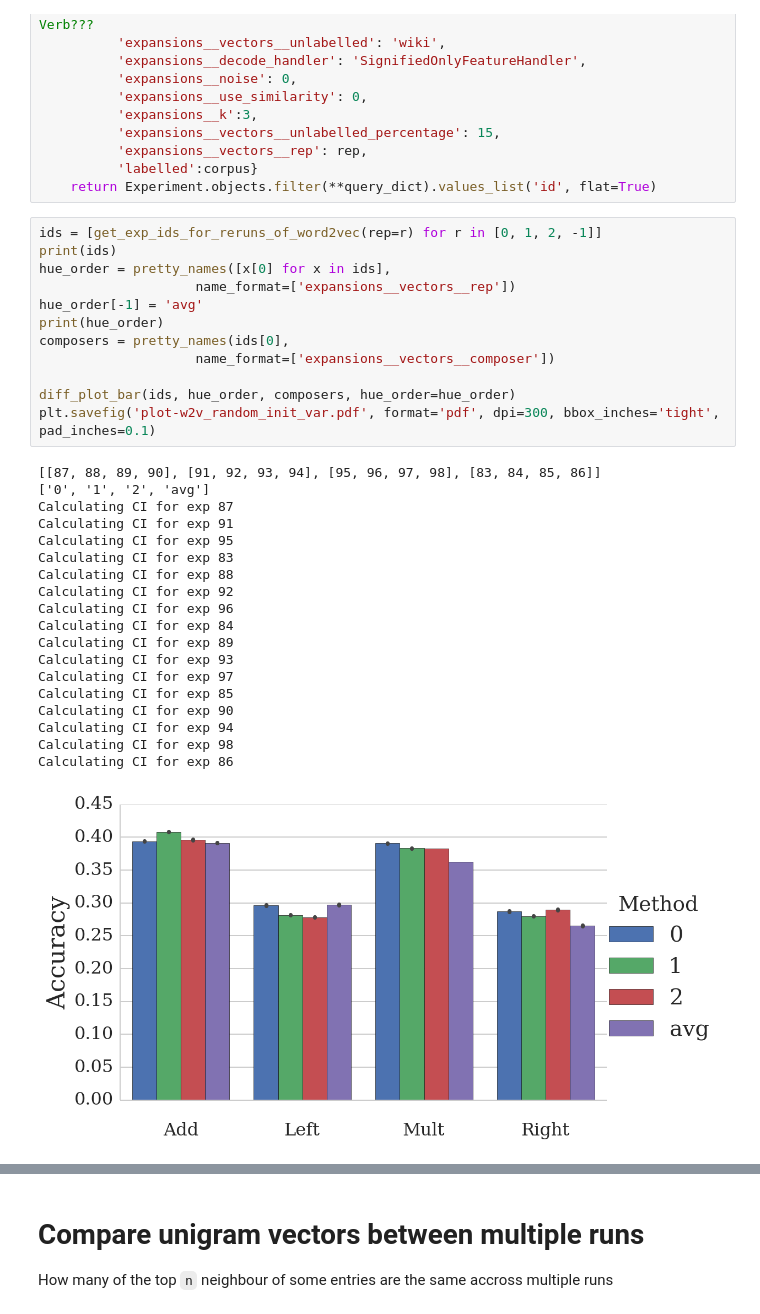
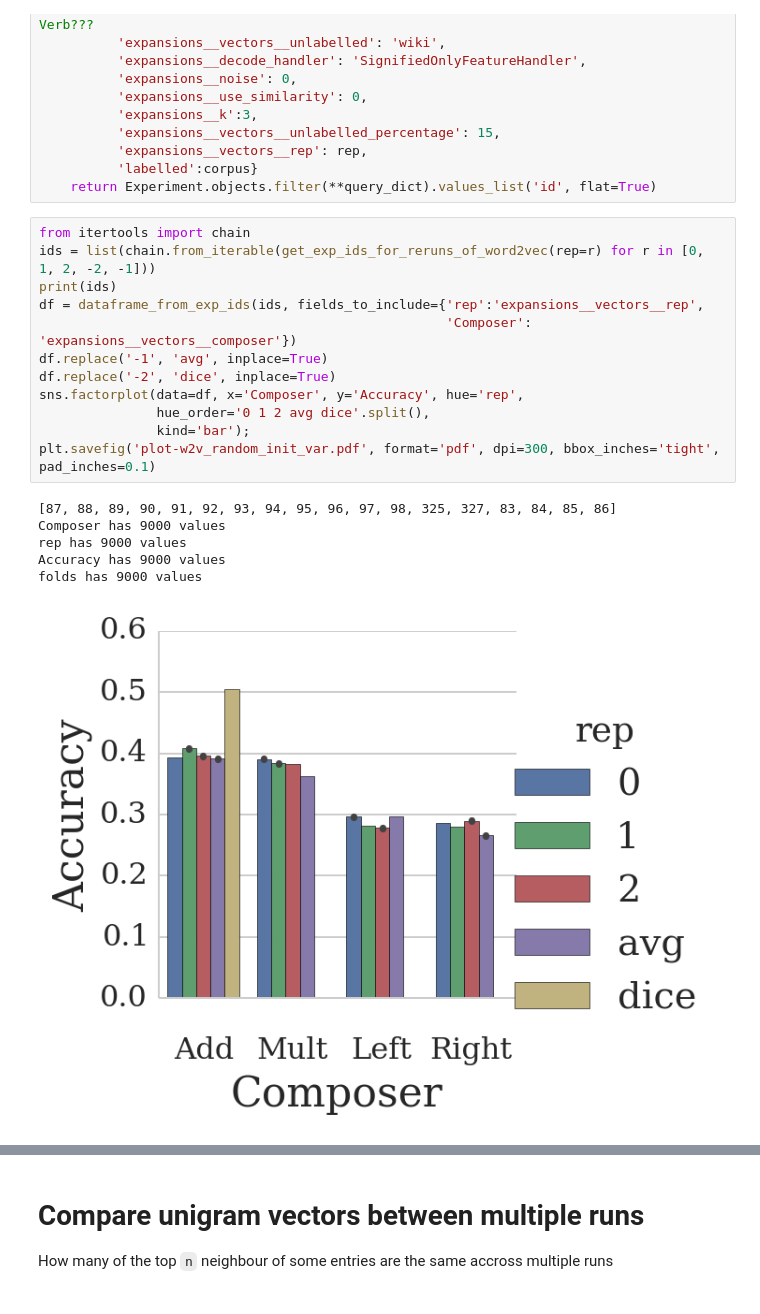
Before and after one commit to mbatchkarov/ExpLosion, a Jupyter notebook: notebooks/w2v_repeats_effect_of_random_initialisation.ipynb, the cells around one changed output, grey strips where cells are left out. Drawn from its saved outputs; the diff is of its cells as text.

Commit message:
include new results in plots
dice multivector neighbour reordering works very nicely

```diff
--- a/notebooks/w2v_repeats_effect_of_random_initialisation.ipynb
+++ b/notebooks/w2v_repeats_effect_of_random_initialisation.ipynb
@@ -31,34 +31,21 @@ def get_exp_ids_for_reruns_of_word2vec(corpus='amazon_grouped-tagged', rep=0):
           'labelled':corpus}
     return Experiment.objects.filter(**query_dict).values_list('id', flat=True)
 # %%
-ids = [get_exp_ids_for_reruns_of_word2vec(rep=r) for r in [0, 1, 2, -1]]
+from itertools import chain
+ids = list(chain.from_iterable(get_exp_ids_for_reruns_of_word2vec(rep=r) for r in [0, 1, 2, -2, -1]))
 print(ids)
-hue_order = pretty_names([x[0] for x in ids],
-                    name_format=['expansions__vectors__rep'])
-hue_order[-1] = 'avg'
-print(hue_order)
-composers = pretty_names(ids[0],
-                    name_format=['expansions__vectors__composer'])
-
-diff_plot_bar(ids, hue_order, composers, hue_order=hue_order)
+df = dataframe_from_exp_ids(ids, fields_to_include={'rep':'expansions__vectors__rep',
+                                                    'Composer': 'expansions__vectors__composer'})
+df.replace('-1', 'avg', inplace=True)
+df.replace('-2', 'dice', inplace=True)
+sns.factorplot(data=df, x='Composer', y='Accuracy', hue='rep',
+               hue_order='0 1 2 avg dice'.split(),
+               kind='bar');
 plt.savefig('plot-w2v_random_init_var.pdf', format='pdf', dpi=300, bbox_inches='tight', pad_inches=0.1)
 # %% [output]
-[[87, 88, 89, 90], [91, 92, 93, 94], [95, 96, 97, 98], [83, 84, 85, 86]]
-['0', '1', '2', 'avg']
-Calculating CI for exp 87
-Calculating CI for exp 91
-Calculating CI for exp 95
-Calculating CI for exp 83
-Calculating CI for exp 88
-Calculating CI for exp 92
-Calculating CI for exp 96
-Calculating CI for exp 84
-Calculating CI for exp 89
-Calculating CI for exp 93
-Calculating CI for exp 97
-Calculating CI for exp 85
-Calculating CI for exp 90
-Calculating CI for exp 94
-Calculating CI for exp 98
-Calculating CI for exp 86
+[87, 88, 89, 90, 91, 92, 93, 94, 95, 96, 97, 98, 325, 327, 83, 84, 85, 86]
+Composer has 9000 values
+rep has 9000 values
+Accuracy has 9000 values
+folds has 9000 values
-[figure, old version]
+[figure, new version]
```
Also changed, not shown: parts of 2 cells of this notebook.
